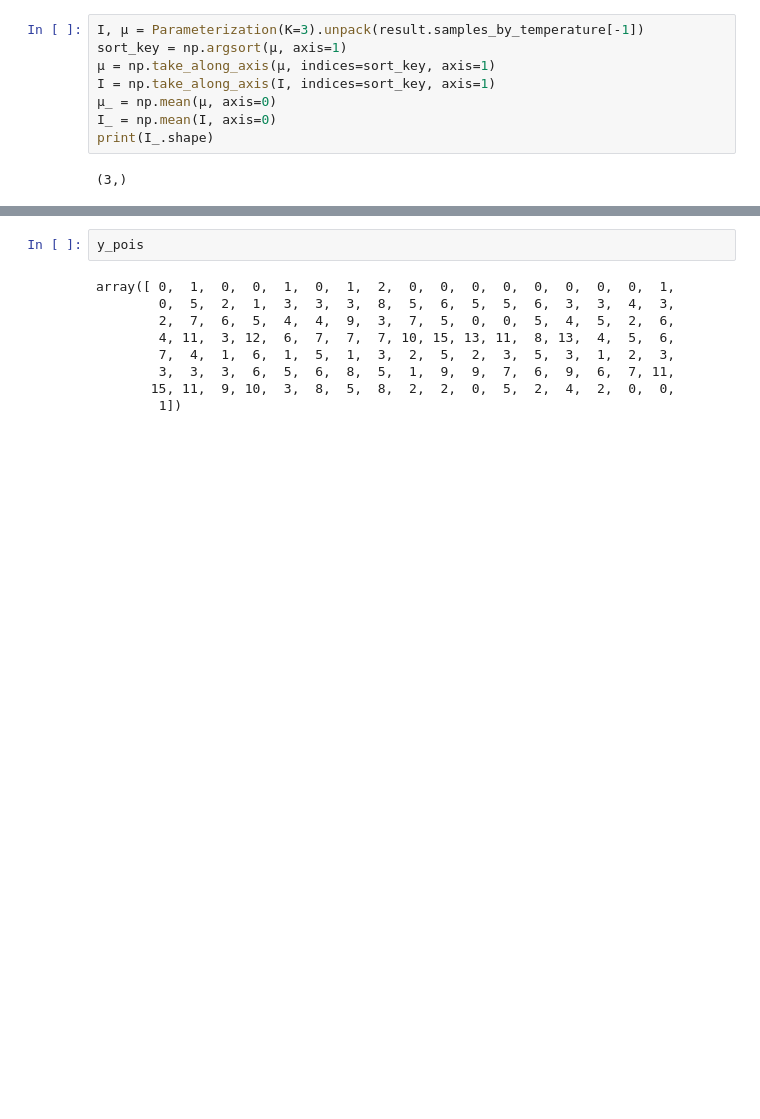
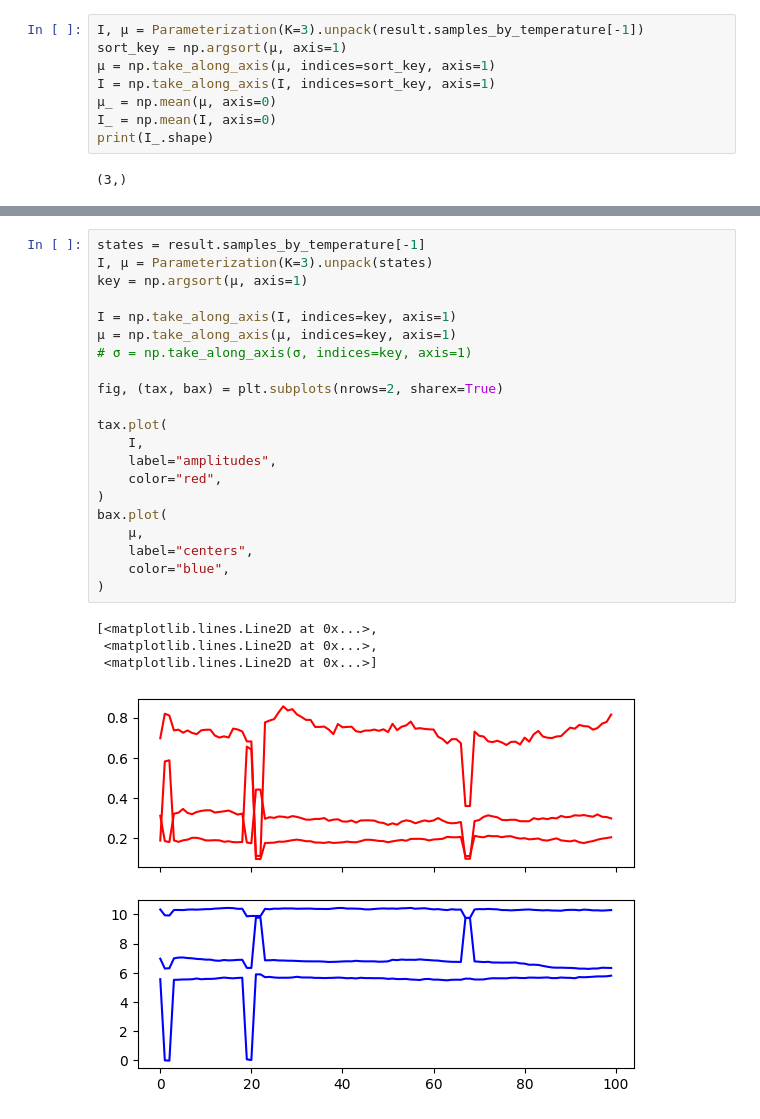
Before and after one commit to SangersJeroen/BayesianSpectralDeconvolution, a Jupyter notebook: notebooks/studies-testing/noise-models.ipynb, the cells around one changed output, grey strips where cells are left out. Cells and saved outputs as stored; diff of their text form; blank space fills up the shorter version.

```diff
--- a/notebooks/studies-testing/noise-models.ipynb
+++ b/notebooks/studies-testing/noise-models.ipynb
@@ -242,11 +185,26 @@ for i, nmodel in enumerate([bsd.GaussianNoise(sigma2=1e-4), bsd.PoissonNoise()])
-# %%
-y_pois
-# %% [output]
-array([ 0,  1,  0,  0,  1,  0,  1,  2,  0,  0,  0,  0,  0,  0,  0,  0,  1,
-        0,  5,  2,  1,  3,  3,  3,  8,  5,  6,  5,  5,  6,  3,  3,  4,  3,
-        2,  7,  6,  5,  4,  4,  9,  3,  7,  5,  0,  0,  5,  4,  5,  2,  6,
-        4, 11,  3, 12,  6,  7,  7,  7, 10, 15, 13, 11,  8, 13,  4,  5,  6,
-        7,  4,  1,  6,  1,  5,  1,  3,  2,  5,  2,  3,  5,  3,  1,  2,  3,
-        3,  3,  3,  6,  5,  6,  8,  5,  1,  9,  9,  7,  6,  9,  6,  7, 11,
-       15, 11,  9, 10,  3,  8,  5,  8,  2,  2,  0,  5,  2,  4,  2,  0,  0,
-        1])
+# %%
+states = result.samples_by_temperature[-1]
+I, μ = Parameterization(K=3).unpack(states)
+key = np.argsort(μ, axis=1)
+
+I = np.take_along_axis(I, indices=key, axis=1)
+μ = np.take_along_axis(μ, indices=key, axis=1)
+# σ = np.take_along_axis(σ, indices=key, axis=1)
+
+fig, (tax, bax) = plt.subplots(nrows=2, sharex=True)
+
+tax.plot(
+    I,
+    label="amplitudes",
+    color="red",
+)
+bax.plot(
+    μ,
+    label="centers",
+    color="blue",
+)
+# %% [output]
+[<matplotlib.lines.Line2D at 0x...>,
+ <matplotlib.lines.Line2D at 0x...>,
+ <matplotlib.lines.Line2D at 0x...>]
+[figure, added]
```
Also changed, not shown: parts of 9 cells of this notebook, 23 other files.
